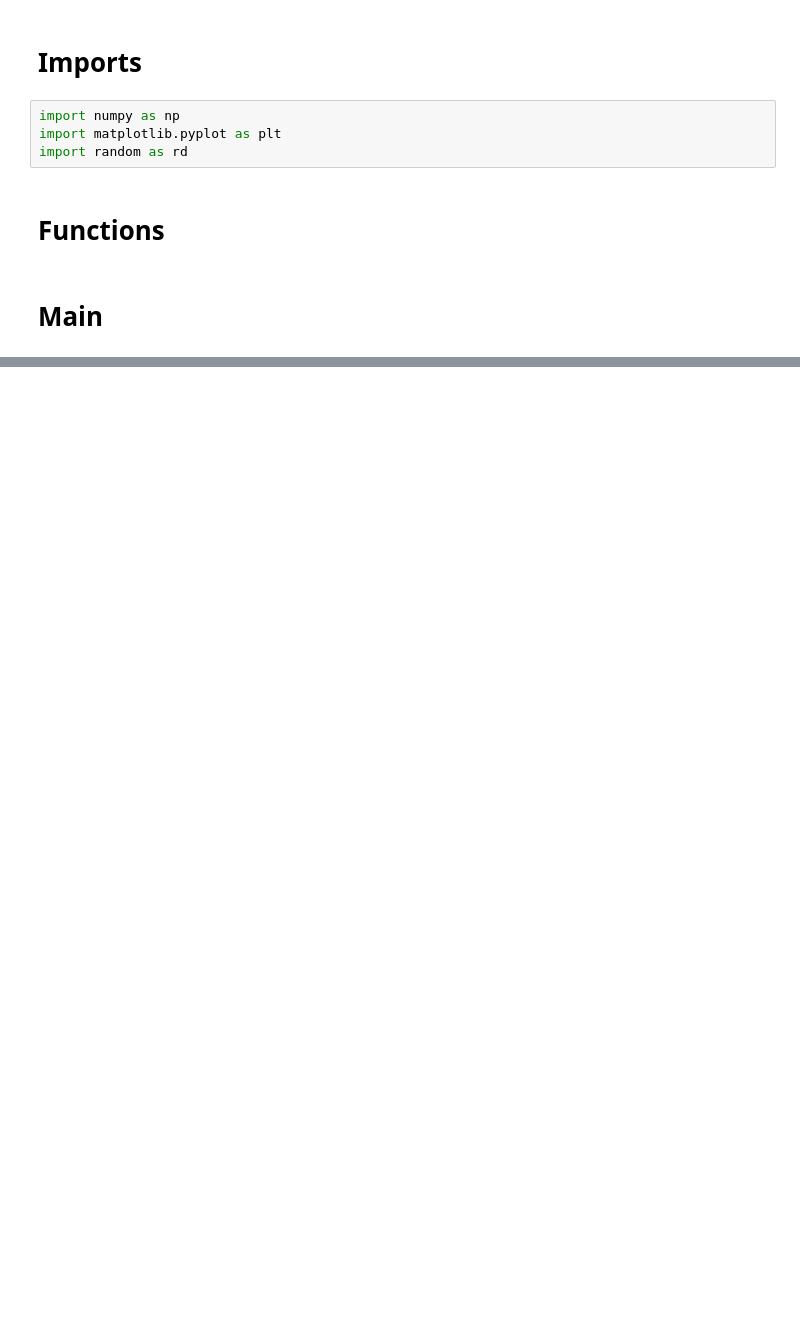
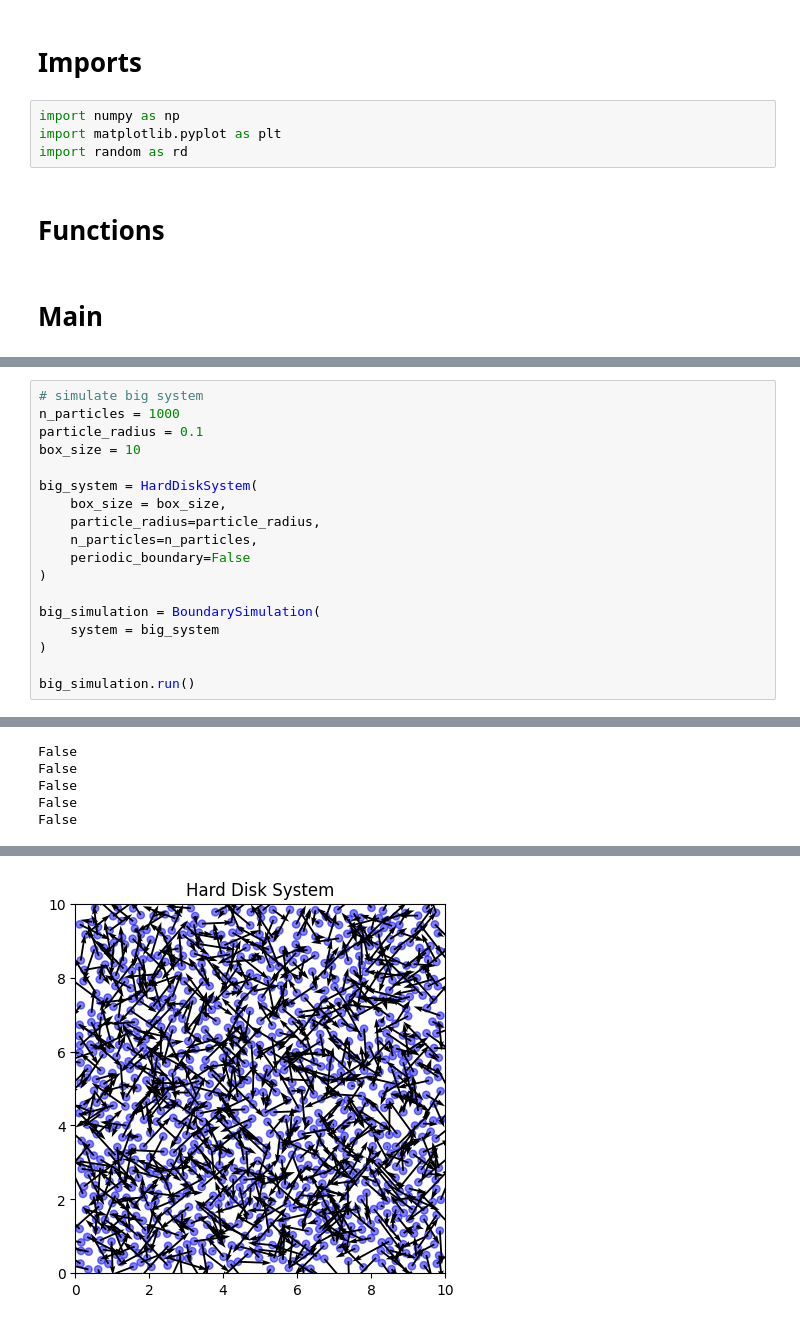
Before and after one commit to LuanMs1/tcc-markov-chain, a Jupyter notebook: tcc_markov_chain/hard_disc.ipynb, the cells around one changed output, grey strips where cells are left out. Cells and saved outputs as stored; diff of their text form; blank space fills up the shorter version.

```diff
--- a/tcc_markov_chain/hard_disc.ipynb
+++ b/tcc_markov_chain/hard_disc.ipynb
@@ -39,0 +153,19 @@ system_b.plot_system()
+# %%
+# simulate big system
+n_particles = 1000
+particle_radius = 0.1
+box_size = 10
+
+big_system = HardDiskSystem(
+    box_size = box_size,
+    particle_radius=particle_radius,
+    n_particles=n_particles,
+    periodic_boundary=False
+)
+
+big_simulation = BoundarySimulation(
+    system = big_system
+)
+
+big_simulation.run()
+# %% [output]
@@ -39,0 +180,5 @@ system_b.plot_system()
+False
+False
+False
+False
+False
@@ -39,0 +186 @@ system_b.plot_system()
+[figure, added]
```
Also changed, not shown: parts of 8 cells of this notebook, 4 other files.
